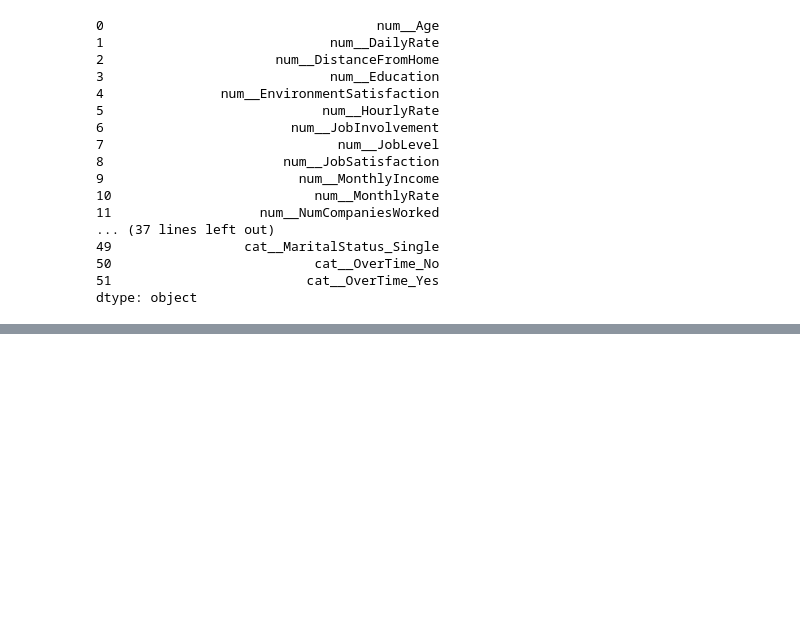
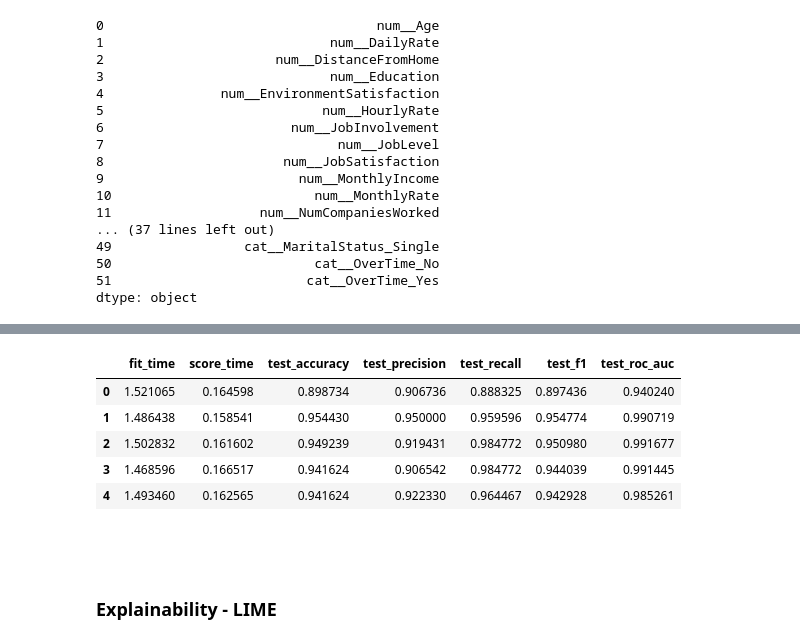
Before and after one commit to harshaas/Employee-Attriion-Prediction, a Jupyter notebook: Employee-Attrition-Prediction--Data-Preparation-with-Advanced-Pipeline.ipynb, the cells around one changed output, grey strips where cells are left out. Cells and saved outputs as stored; diff of their text form; code cells hidden in the pictures; blank space fills up the shorter version.

```diff
--- a/Employee-Attrition-Prediction--Data-Preparation-with-Advanced-Pipeline.ipynb
+++ b/Employee-Attrition-Prediction--Data-Preparation-with-Advanced-Pipeline.ipynb
@@ -296,0 +409,27 @@ accuracy_score(y_true=employees_labels, y_pred=log_reg_ppl.predict(employees))
+# %%
+# Cross Validation with Class Balanced
+
+from sklearn.model_selection import cross_validate, StratifiedKFold
+
+skf = StratifiedKFold(n_splits=5)
+
+employees_prepared_bal, employees_labels_bal = ppl[:6].fit_resample(employees, employees_labels)
+
+ppl_cv_bal = cross_validate(estimator=ppl[6],
+                        X=employees_prepared_bal,
+                        y=employees_labels_bal,
+                        cv=skf,
+                        scoring=['accuracy', 'precision', 'recall', 'f1', 'roc_auc'])
+
+pd.DataFrame(ppl_cv_bal)
+# %% [output]
+|  | fit_time | score_time | test_accuracy | test_precision | test_recall | test_f1 | test_roc_auc |
+| 0 | 1.521065 | 0.164598 | 0.898734 | 0.906736 | 0.888325 | 0.897436 | 0.940240 |
+| 1 | 1.486438 | 0.158541 | 0.954430 | 0.950000 | 0.959596 | 0.954774 | 0.990719 |
+| 2 | 1.502832 | 0.161602 | 0.949239 | 0.919431 | 0.984772 | 0.950980 | 0.991677 |
+| 3 | 1.468596 | 0.166517 | 0.941624 | 0.906542 | 0.984772 | 0.944039 | 0.991445 |
+| 4 | 1.493460 | 0.162565 | 0.941624 | 0.922330 | 0.964467 | 0.942928 | 0.985261 |
+# %% [markdown]
+##
+# %% [markdown]
+### Explainability - LIME
```
Also changed, not shown: parts of 9 cells of this notebook.
